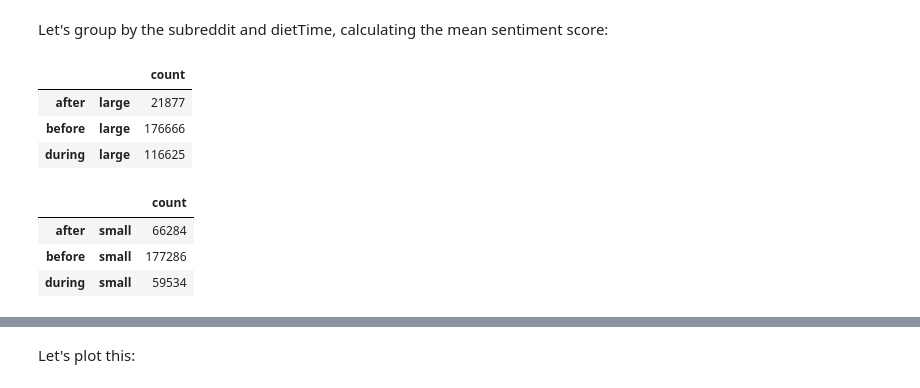
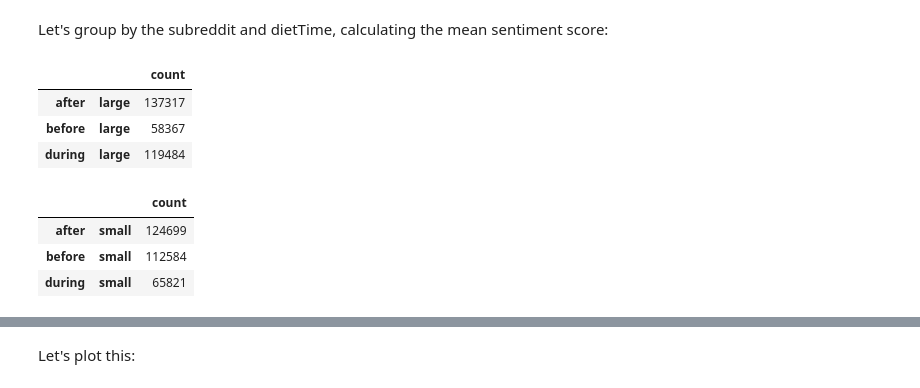
Before and after one commit to asuther/WeightLossReddit, a Jupyter notebook: Work/6.24.15 - User Sentiment before, during, after transformation.ipynb, the cells around one changed output, grey strips where cells are left out. Cells and saved outputs as stored; diff of their text form; code cells hidden in the pictures.

```diff
--- a/Work/6.24.15 - User Sentiment before, during, after transformation.ipynb
+++ b/Work/6.24.15 - User Sentiment before, during, after transformation.ipynb
@@ -37,7 +15,0 @@ commentData
-# %%
-weightLossData = fullWeightLossData[['username','weightChange', 'weightChangeRate','created_utc','timeElapsedEpoch']]
-commentData = commentData[['username','subreddit','created_utc','sentimentScores']]
-
-weightLossSubredditData = pd.merge(commentData, weightLossData, how='inner',on='username')
-weightLossSubredditData.columns = [u'username', u'subreddit', u'commentDateEpoch', u'sentimentScores', u'weightChange', u'weightChangeRate', u'dietStartDateEpoch', u'timeElapsedEpoch']
-weightLossSubredditData
@@ -174,22 +88,22 @@ Let's group by the subreddit and dietTime, calculating the mean sentiment score:
 # %%
 #weightLostByTime = pd.DataFrame(largeLosers.groupby(['dietTime'])['sentimentScores'].mean())
 largeWeightLostByTime = pd.DataFrame(index=[['after','before','during'],['large','large','large']])
-largeWeightLostByTime['count'] = largeLosers.groupby(['dietTime'])['sentimentScores'].count().values
+largeWeightLostByTime['count'] = largeLosers.groupby(['dietTime'])['commentSentimentScore'].count().values
 largeWeightLostByTime
 # %% [output]
 |  |  | count |
-| after | large | 21877 |
-| before | large | 176666 |
-| during | large | 116625 |
+| after | large | 137317 |
+| before | large | 58367 |
+| during | large | 119484 |
 # %%
 smallWeightLostByTime = pd.DataFrame(index=[['after','before','during'],['small','small','small']])
-smallWeightLostByTime['count'] = smallLosers.groupby(['dietTime'])['sentimentScores'].count().values
+smallWeightLostByTime['count'] = smallLosers.groupby(['dietTime'])['commentSentimentScore'].count().values
 smallWeightLostByTime
 # %% [output]
 |  |  | count |
-| after | small | 66284 |
-| before | small | 177286 |
-| during | small | 59534 |
+| after | small | 124699 |
+| before | small | 112584 |
+| during | small | 65821 |
 # %%
 weightLostByTime = pd.concat([smallWeightLostByTime, largeWeightLostByTime])
 weightLostByTime
```
Also changed, not shown: parts of 20 cells of this notebook, 14 other files.
